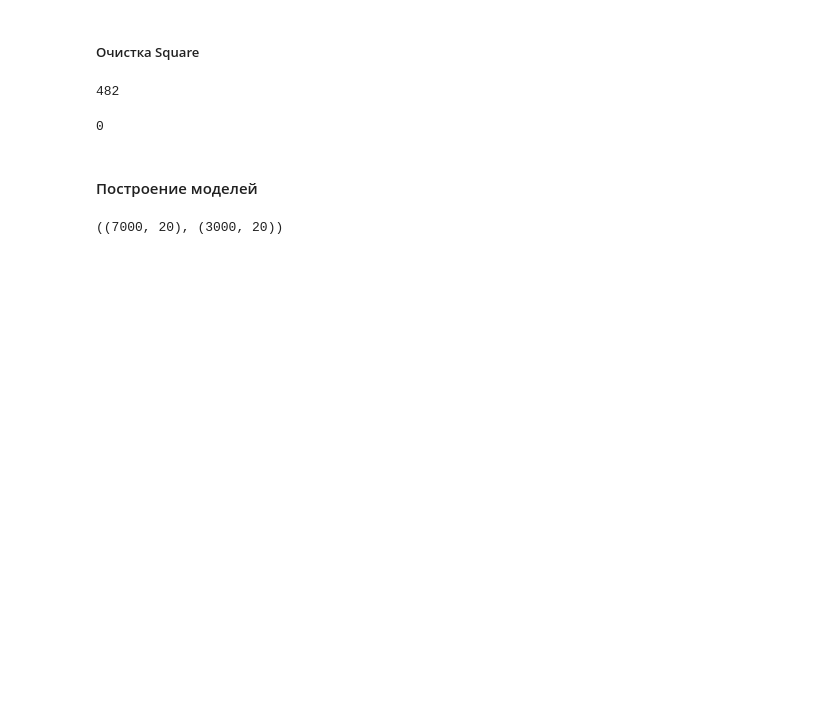
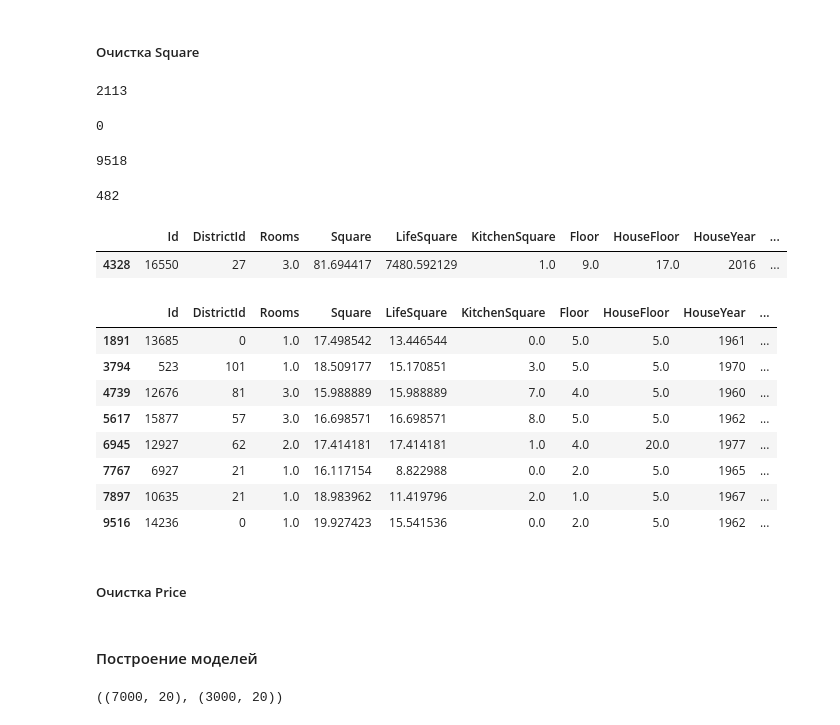
Before and after one commit to shulzhenkoas/Data_Science, a Jupyter notebook: shulzhenkoas_kurs.ipynb, the cells around one changed output. Cells and saved outputs as stored; diff of their text form; code cells hidden in the pictures; blank space fills up the shorter version.

```diff
--- a/shulzhenkoas_kurs.ipynb
+++ b/shulzhenkoas_kurs.ipynb
@@ -158,12 +137,45 @@ data.loc[(data['Floor'] > data['HouseFloor']), :].shape[0]
 # %% [markdown]
 ##### Очистка Square
+# %%
+data['LifeSquare'].fillna(0, inplace = True)
+# %%
+data.loc[(data['Square'] == 0) | (data['LifeSquare'] == 0), :].shape[0]
+# %% [output]
+2113
+# %%
+data.loc[(data['Square'] == 0) & (data['LifeSquare'] > 0), 'Square'] = data['LifeSquare']
+data.loc[(data['LifeSquare'] == 0) & (data['Square'] > 0), 'LifeSquare'] = data['Square']
+# %%
+data.loc[(data['Square'] == 0) | (data['LifeSquare'] == 0), :].shape[0]
+# %% [output]
+0
+# %%
+data.loc[(data['Square'] >= data['LifeSquare']) & (data['LifeSquare'] > 0), :].shape[0]
+# %% [output]
+9518
 # %%
 data.loc[(data['LifeSquare'] > data['Square']), :].shape[0]
 # %% [output]
 482
 # %%
-data.loc[(data['LifeSquare'] > data['Square']), 'Square'] = data['LifeSquare']
+data.loc[(data['LifeSquare'] > data['Square']) & (data['LifeSquare'] < 650), 'Square'] = data['LifeSquare']
+data.loc[(data['LifeSquare'] > data['Square']), :]
+# %% [output]
+|  | Id | DistrictId | Rooms | Square | LifeSquare | KitchenSquare | Floor | HouseFloor | HouseYear | ... |
+| 4328 | 16550 | 27 | 3.0 | 81.694417 | 7480.592129 | 1.0 | 9.0 | 17.0 | 2016 | ... |
+# %%
+data.loc[data['Square'] < 15, 'Square'] = data['Square'] * 10
 # %%
-data.loc[(data['LifeSquare'] > data['Square']), :].shape[0]
+data.loc[data['Square'] < 20, :]
 # %% [output]
-0
+|  | Id | DistrictId | Rooms | Square | LifeSquare | KitchenSquare | Floor | HouseFloor | HouseYear | ... |
+| 1891 | 13685 | 0 | 1.0 | 17.498542 | 13.446544 | 0.0 | 5.0 | 5.0 | 1961 | ... |
+| 3794 | 523 | 101 | 1.0 | 18.509177 | 15.170851 | 3.0 | 5.0 | 5.0 | 1970 | ... |
+| 4739 | 12676 | 81 | 3.0 | 15.988889 | 15.988889 | 7.0 | 4.0 | 5.0 | 1960 | ... |
+| 5617 | 15877 | 57 | 3.0 | 16.698571 | 16.698571 | 8.0 | 5.0 | 5.0 | 1962 | ... |
+| 6945 | 12927 | 62 | 2.0 | 17.414181 | 17.414181 | 1.0 | 4.0 | 20.0 | 1977 | ... |
+| 7767 | 6927 | 21 | 1.0 | 16.117154 | 8.822988 | 0.0 | 2.0 | 5.0 | 1965 | ... |
+| 7897 | 10635 | 21 | 1.0 | 18.983962 | 11.419796 | 2.0 | 1.0 | 5.0 | 1967 | ... |
+| 9516 | 14236 | 0 | 1.0 | 19.927423 | 15.541536 | 0.0 | 2.0 | 5.0 | 1962 | ... |
+# %% [markdown]
+##### Очистка Price
```
Also changed, not shown: parts of 70 cells of this notebook.
